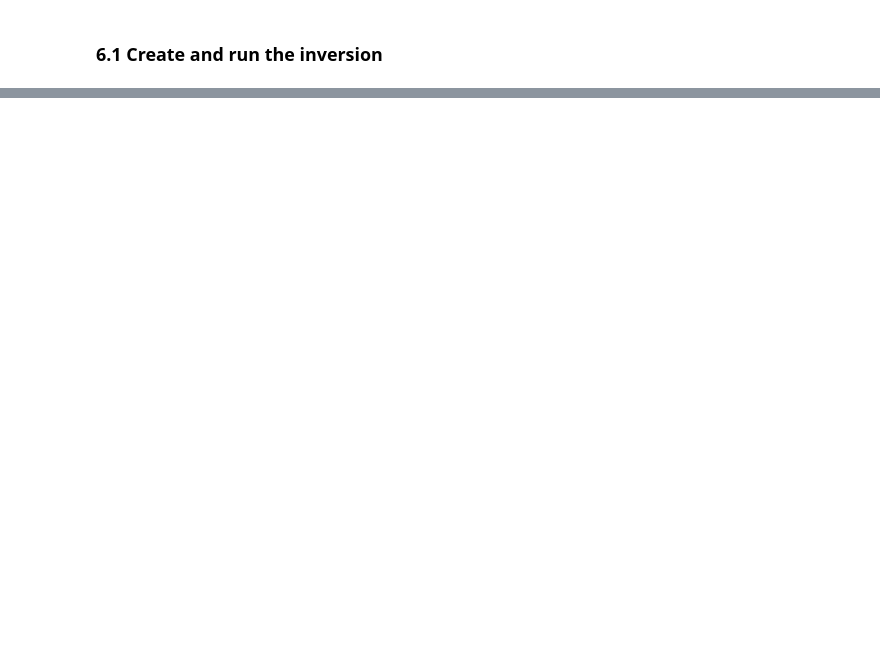
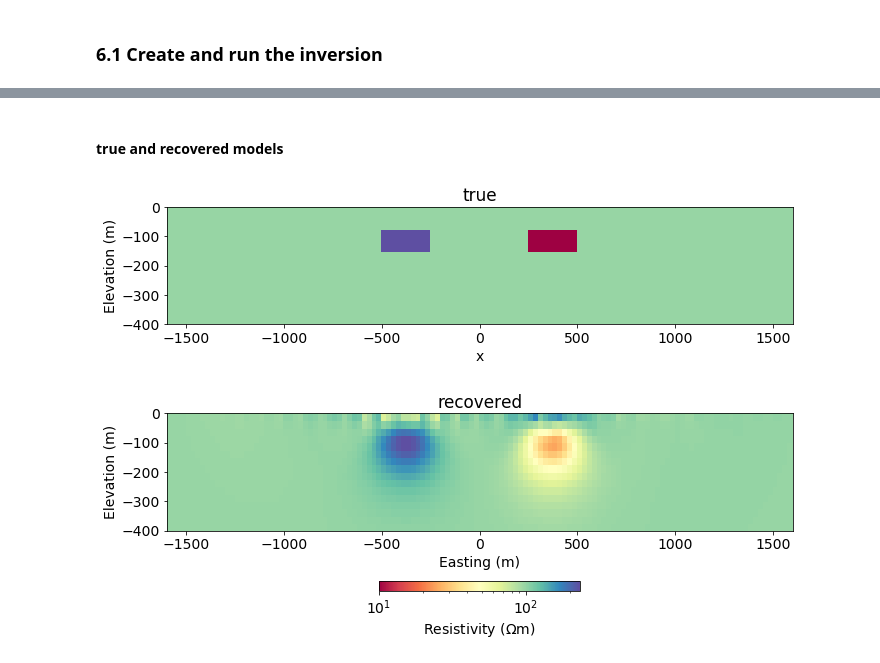
Before and after one commit to simpeg/transform-2020-simpeg, a Jupyter notebook: 3-inversions-dc.ipynb, the cells around one changed output, grey strips where cells are left out. Cells and saved outputs as stored; diff of their text form; code cells hidden in the pictures; blank space fills up the shorter version.

```diff
--- a/3-inversions-dc.ipynb
+++ b/3-inversions-dc.ipynb
@@ -545,16 +669,26 @@ mopt = inv.run(m0)
+# %% [markdown]
+#### true and recovered models
 # %%
-fig, ax = plt.subplots(1,1, figsize=(10, 5))
-rho = (mapping*mopt)
-out = mesh.plotImage(
-    rho, pcolorOpts={'norm':LogNorm(), 'cmap':'Spectral'}, ax=ax,
-    clim=(30, 1000)
-)
+fig, ax = plt.subplots(2, 1, figsize=(10, 7))
 
-ax.set_xlim(core_domain_x)
-ax.set_ylim((-400, 0))
-cb = plt.colorbar(out[0], fraction=0.05, orientation='horizontal', ax=ax, pad=0.2)
+clim = np.exp(np.r_[np.min(model_true), np.max(model_recovered)])
+zlim = np.r_[-400, 0]
+for a, model, title in zip(ax, [model_true, model_recovered], ["true", "recovered"]):
+    out = mesh.plotImage(
+        mapping * model, pcolorOpts={'norm':LogNorm(), 'cmap':'Spectral'}, ax=a,
+        clim=clim
+    )
+
+    a.set_xlim(core_domain_x)
+    a.set_ylim(zlim)
+    a.set_ylabel('Elevation (m)')
+    a.set_aspect(1.5)  # some vertical exxageration
+    a.set_title(title)
+
+cb = plt.colorbar(out[0], fraction=0.05, orientation='horizontal', ax=a, pad=0.25)
 cb.set_label("Resistivity ($\Omega$m)")
-ax.set_xlabel('Easting (m)')
-ax.set_ylabel('Elevation (m)')
-ax.set_aspect(1.5)  # some vertical exxageration
+a.set_xlabel('Easting (m)')
+
 plt.tight_layout()
+# %% [output]
+[figure, added]
```
Also changed, not shown: parts of 18 cells of this notebook.
